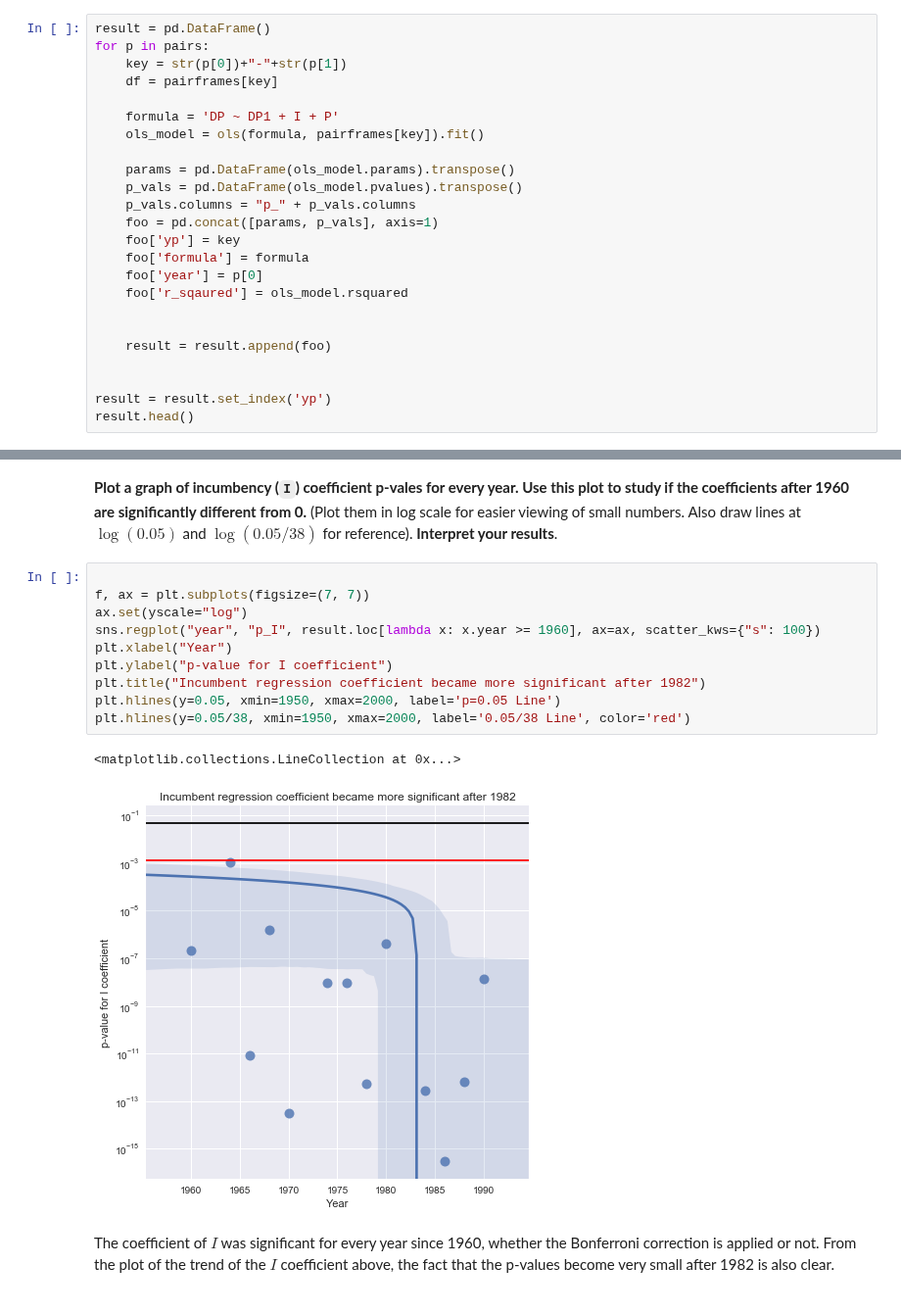
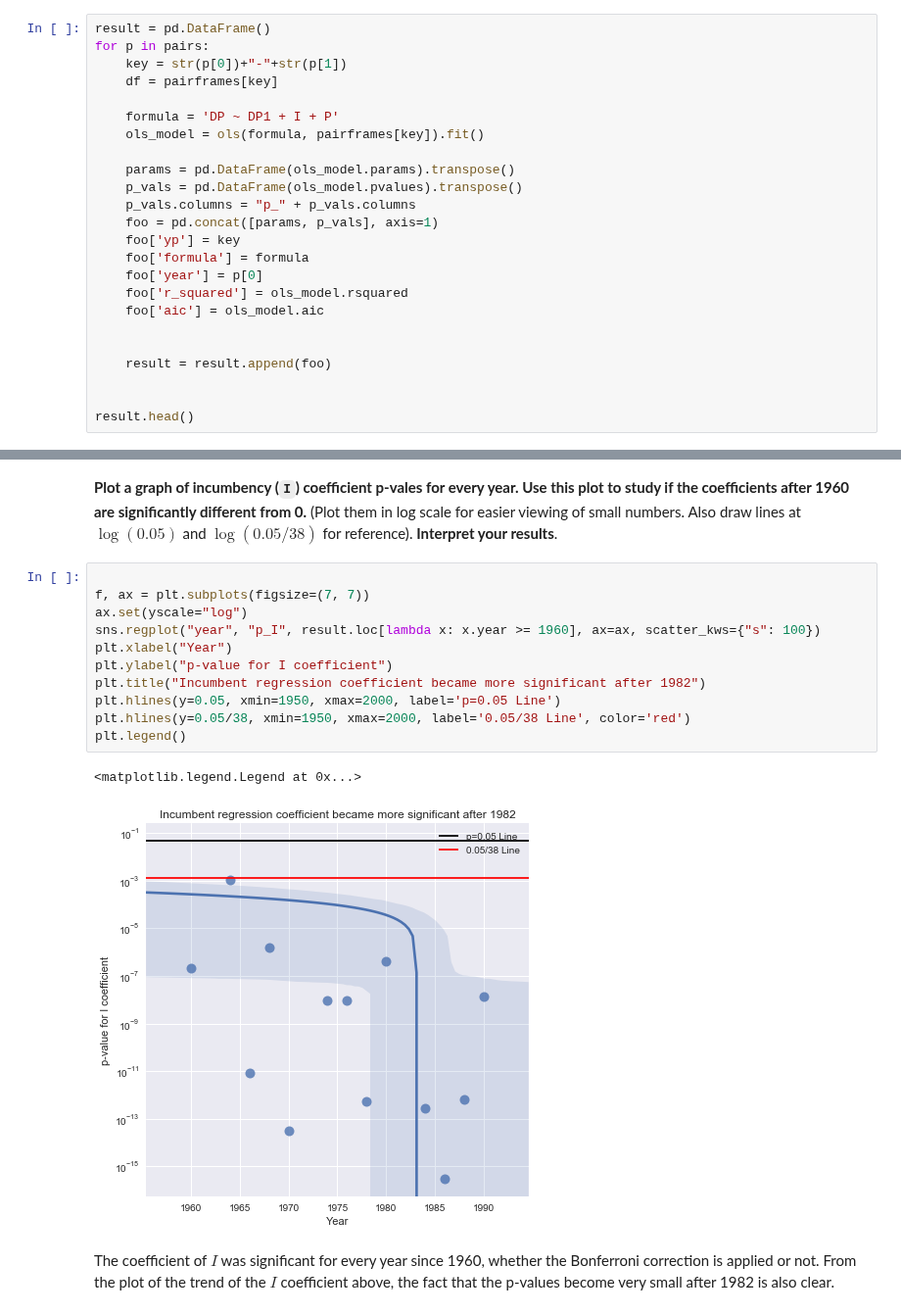
Before and after one commit to NOllAl/AM207HW, a Jupyter notebook: hw3/AM207_HW3.ipynb, the cells around one changed output, grey strips where cells are left out. Shown at 98% size. Saved outputs shown, nothing was run; the diff lists cells and outputs as text.

```diff
--- a/hw3/AM207_HW3.ipynb
+++ b/hw3/AM207_HW3.ipynb
@@ -715,12 +715,12 @@ for p in pairs:
     foo['yp'] = key
     foo['formula'] = formula
     foo['year'] = p[0]
-    foo['r_sqaured'] = ols_model.rsquared
+    foo['r_squared'] = ols_model.rsquared
+    foo['aic'] = ols_model.aic
 
 
     result = result.append(foo)
 
 
-result = result.set_index('yp')
 result.head()
 # %% [output]
@@ -788,16 +787,17 @@ Furthermore, when constructing results like this (where there are many tests con
 # %%
 
 f, ax = plt.subplots(figsize=(7, 7))
 ax.set(yscale="log")
 sns.regplot("year", "p_I", result.loc[lambda x: x.year >= 1960], ax=ax, scatter_kws={"s": 100})
 plt.xlabel("Year")
 plt.ylabel("p-value for I coefficient")
 plt.title("Incumbent regression coefficient became more significant after 1982")
 plt.hlines(y=0.05, xmin=1950, xmax=2000, label='p=0.05 Line')
 plt.hlines(y=0.05/38, xmin=1950, xmax=2000, label='0.05/38 Line', color='red')
+plt.legend()
 # %% [output]
-<matplotlib.collections.LineCollection at 0x...>
+<matplotlib.legend.Legend at 0x...>
-[figure, old version]
+[figure, new version]
 # %% [markdown]
 The coefficient of $I$ was significant for every year since 1960, whether the Bonferroni correction is applied or not. From the plot of the trend of the $I$ coefficient above, the fact that the p-values become very small after 1982 is also clear.
 # %% [markdown]
```
Also changed, not shown: parts of 17 cells of this notebook.
